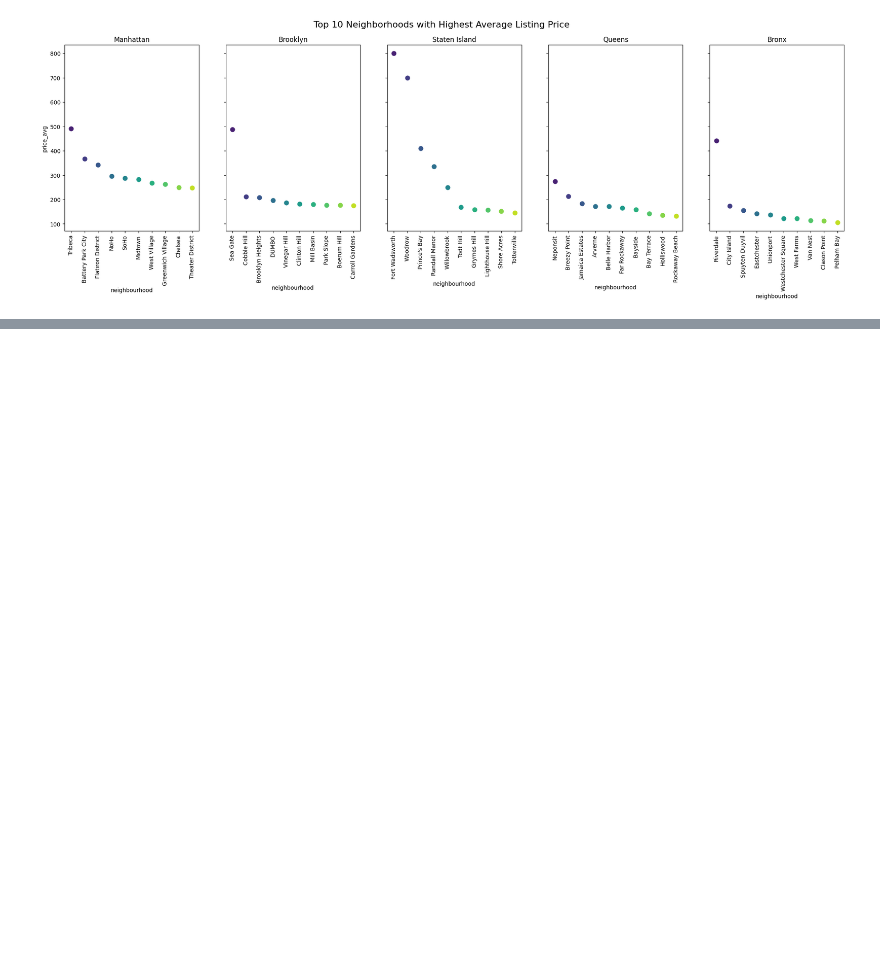
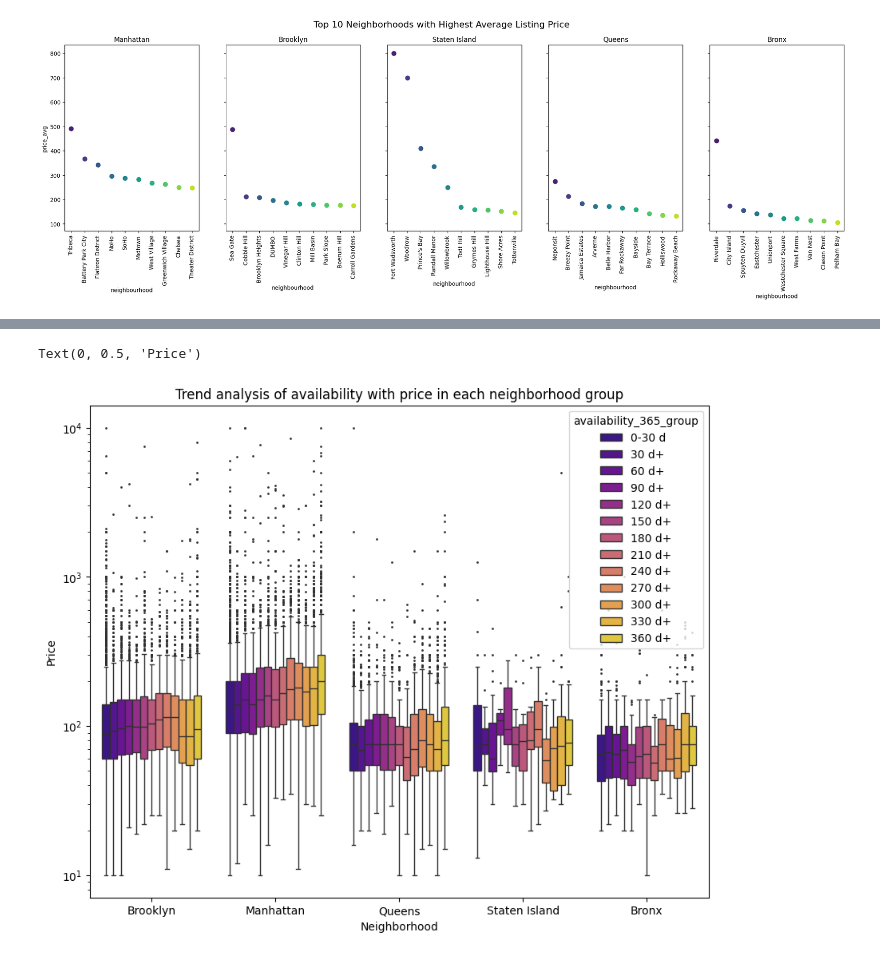
Before and after one commit to KT0846/nyc_abnb, a Jupyter notebook: NYC_Abnb.ipynb, the cells around one changed output, grey strips where cells are left out. Cells and saved outputs as stored; diff of their text form; code cells hidden in the pictures; blank space fills up the shorter version.

```diff
--- a/NYC_Abnb.ipynb
+++ b/NYC_Abnb.ipynb
@@ -568,0 +592,19 @@ Text(0.5, 1.0, 'Bronx')
+# %%
+# next lets do a trend analysis of Airbnb listing prices across different neighbourhood groups, based on how many days per year a listing is available.
+
+# grouping availability
+airbnb['availability_365_group_int'] = airbnb['availability_365']//30 * 30
+airbnb['availability_365_group'] = airbnb['availability_365_group_int'].apply(lambda x:'0-30 d' if x == 0 else (str(x) +' d+'))
+
+# plotting the data
+plt.figure(figsize=(10,8))
+g = sns.boxplot(x='neighbourhood_group', y='price', data=airbnb, hue='availability_365_group', dodge=True, palette='plasma', fliersize=1, linewidth=1,
+                hue_order=['0-30 d','30 d+','60 d+','90 d+','120 d+','150 d+','180 d+','210 d+','240 d+','270 d+','300 d+','330 d+','360 d+'])
+
+g.set(yscale='log')
+plt.title('Trend analysis of availability with price in each neighborhood group')
+plt.xlabel('Neighborhood')
+plt.ylabel('Price')
+# %% [output]
+Text(0, 0.5, 'Price')
+[figure, added]
```
Also changed, not shown: parts of 26 cells of this notebook, 1 other file.
